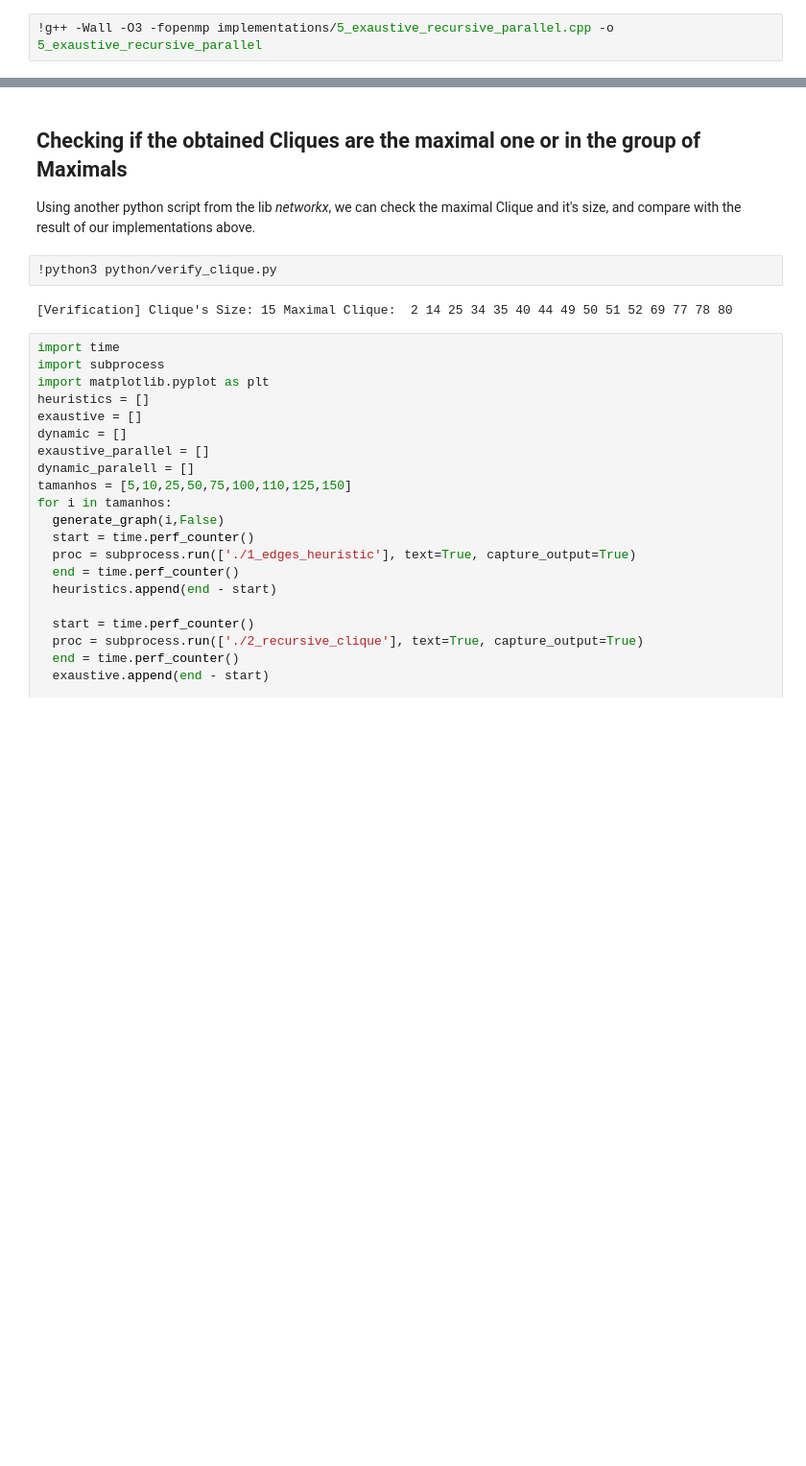
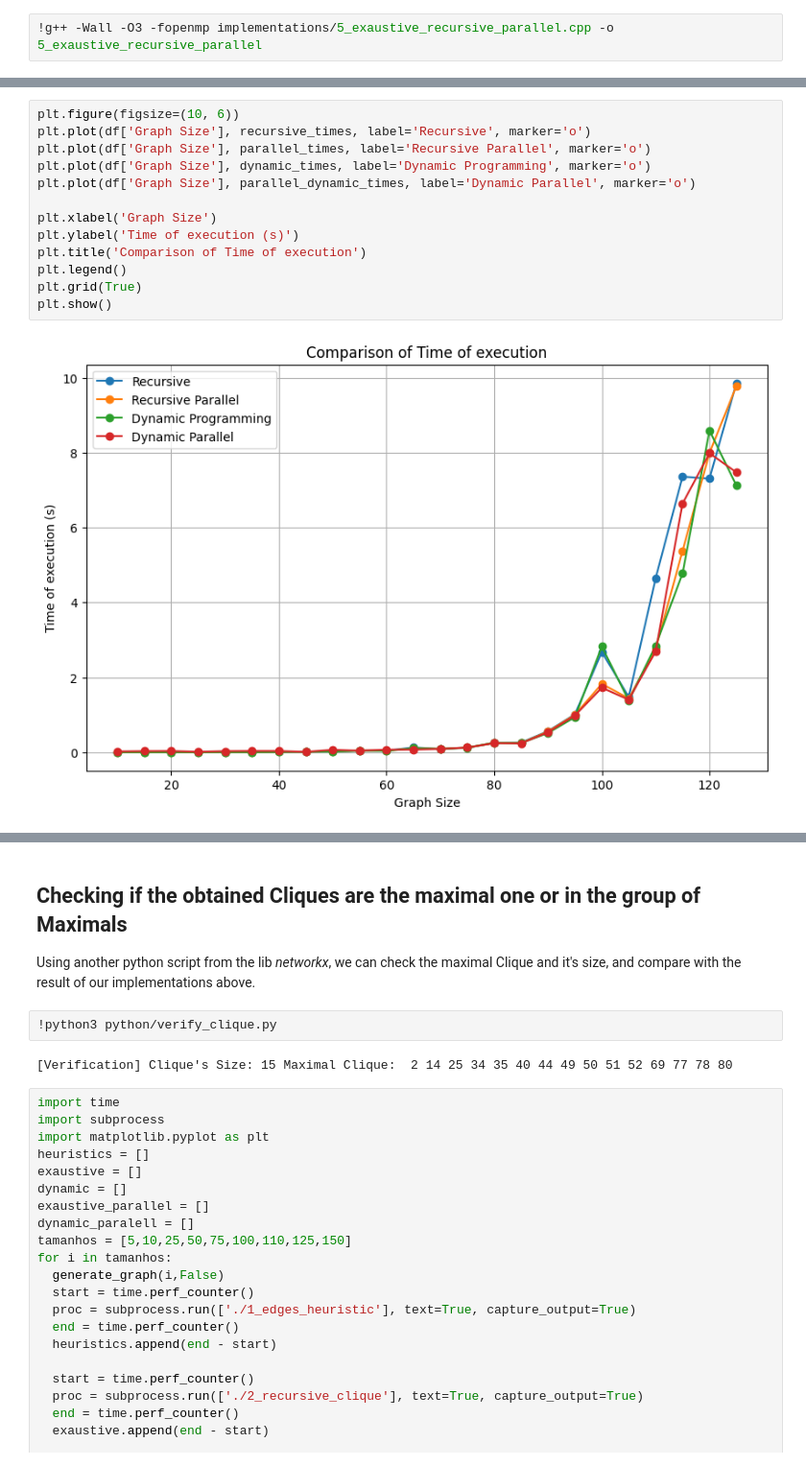
Before and after one commit to matheus-1618/Maximal-Clique-Problem, a Jupyter notebook: src/Report.ipynb, the cells around one changed output, grey strips where cells are left out. Shown at 96% size. Cells and saved outputs as stored; diff of their text form; blank space fills up the shorter version.

```diff
--- a/src/Report.ipynb
+++ b/src/Report.ipynb
@@ -1083,0 +1168,15 @@ int main() {
+# %%
+plt.figure(figsize=(10, 6))
+plt.plot(df['Graph Size'], recursive_times, label='Recursive', marker='o')
+plt.plot(df['Graph Size'], parallel_times, label='Recursive Parallel', marker='o')
+plt.plot(df['Graph Size'], dynamic_times, label='Dynamic Programming', marker='o')
+plt.plot(df['Graph Size'], parallel_dynamic_times, label='Dynamic Parallel', marker='o')
+
+plt.xlabel('Graph Size')
+plt.ylabel('Time of execution (s)')
+plt.title('Comparison of Time of execution')
+plt.legend()
+plt.grid(True)
+plt.show()
+# %% [output]
+[figure, added]
```
Also changed, not shown: parts of 21 cells of this notebook.
